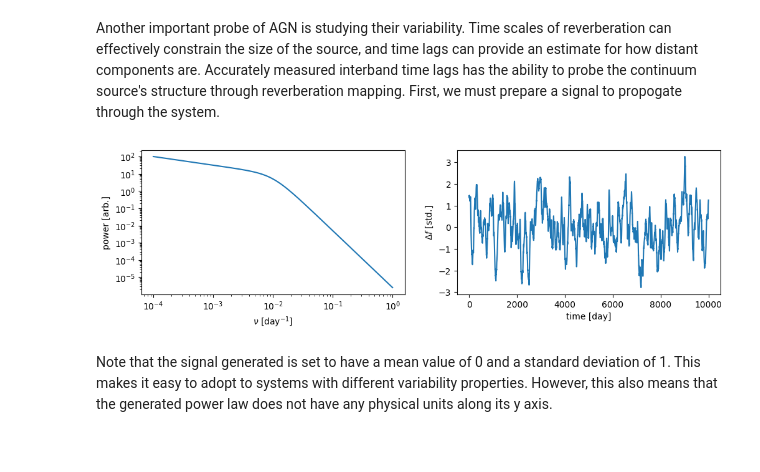
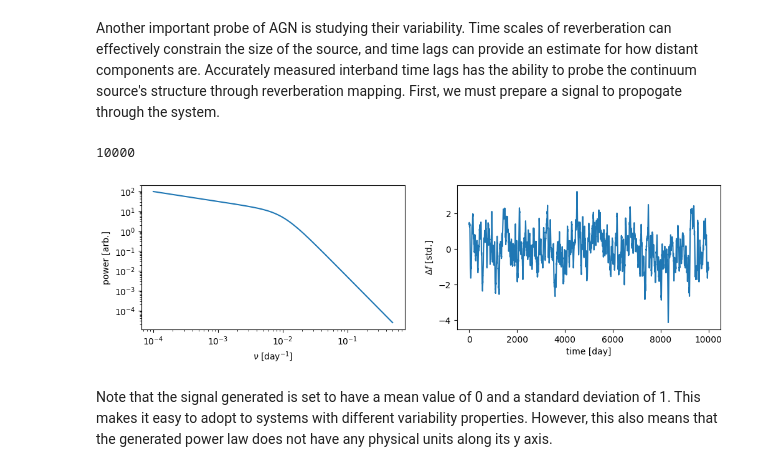
Before and after one commit to Henry-Best-01/Amoeba, a Jupyter notebook: amoeba/Notebooks/The_AGN.ipynb, the cells around one changed output. Drawn from its saved outputs; the diff is of its cells as text; code cells hidden in the pictures.

Commit message:
patch to allow arbitrary cadence to generated signals via generate_signal_from_psd, testing to go along with it. Some more additions to The_AGN notebook.

```diff
--- a/amoeba/Notebooks/The_AGN.ipynb
+++ b/amoeba/Notebooks/The_AGN.ipynb
@@ -491,7 +491,7 @@ Another important probe of AGN is studying their variability. Time scales of rev
 from amoeba.Util.util import generate_signal_from_psd
 
 max_time = 10000  # days
-sample_cadence = 0.5  # days
+sample_cadence = 1  # days
 random_seed = int(4287 * 82384)
 
 low_frequency_limit = 1 / (max_time)  # You can't probe frequencies greater than this
@@ -503,34 +503,36 @@ frequencies = np.linspace(low_frequency_limit, high_frequency_limit, n_frequenci
 
 bpl_low_freq_dependence = 0.5
 bpl_high_freq_dependence = 3.3
 time_scale_breakpoint = 100
 
 power_spectrum = frequencies ** (-bpl_low_freq_dependence) * (
     1
     + (frequencies * time_scale_breakpoint)
     ** (bpl_high_freq_dependence - bpl_low_freq_dependence)
 ) ** (-1)
 
 my_driving_time_series = generate_signal_from_psd(
     max_time, power_spectrum, frequencies, random_seed=random_seed
 )
 
 my_time_axis = np.linspace(1, max_time, len(my_driving_time_series))
 
 # visualize power spectrum and generated signal
 
 fig, ax = plt.subplots(1, 2, figsize=(12, 3))
 
 ax[0].loglog(frequencies, power_spectrum)
 ax[0].set_xlabel(r"$\nu$ [day$^{-1}$]")
 ax[0].set_ylabel("power [arb.]")
 ax[1].plot(my_time_axis, my_driving_time_series)
 ax[1].set_xlabel("time [day]")
 ax[1].set_ylabel(r"$\Delta f$ [std.]")  # units of standard deviations
+print(len(my_driving_time_series))
 
 plt.show()
 # %% [output]
+10000
-[figure, old version]
+[figure, new version]
 # %% [markdown]
 Note that the signal generated is set to have a mean value of 0 and a standard deviation of 1. This makes it easy to adopt to systems with different variability properties. However, this also means that the generated power law does not have any physical units along its y axis.
 # %% [markdown]
```
Also changed, not shown: parts of 2 cells of this notebook, 4 other files.
